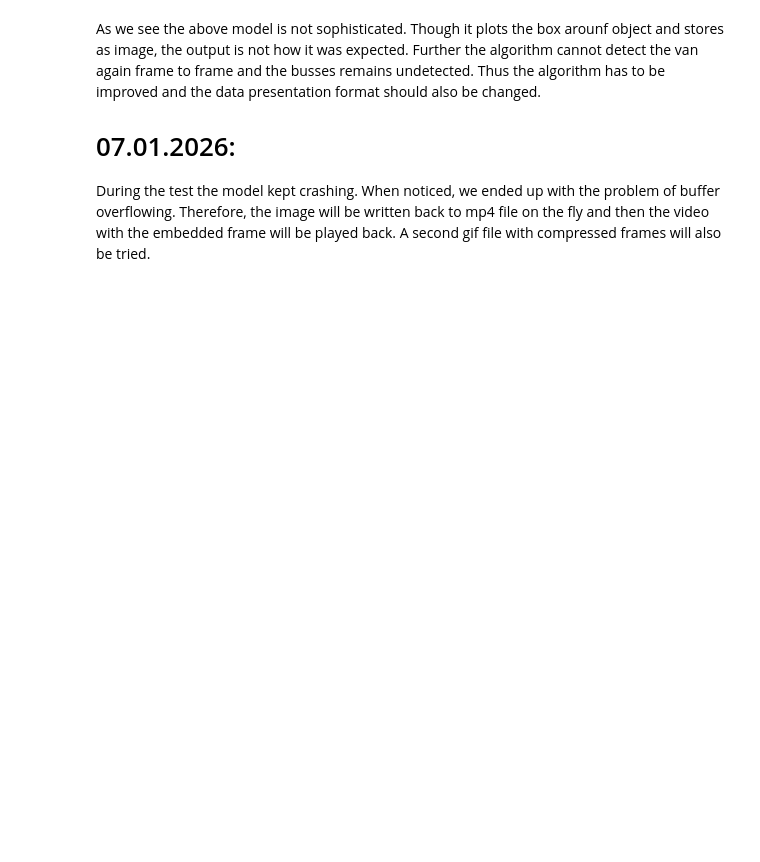
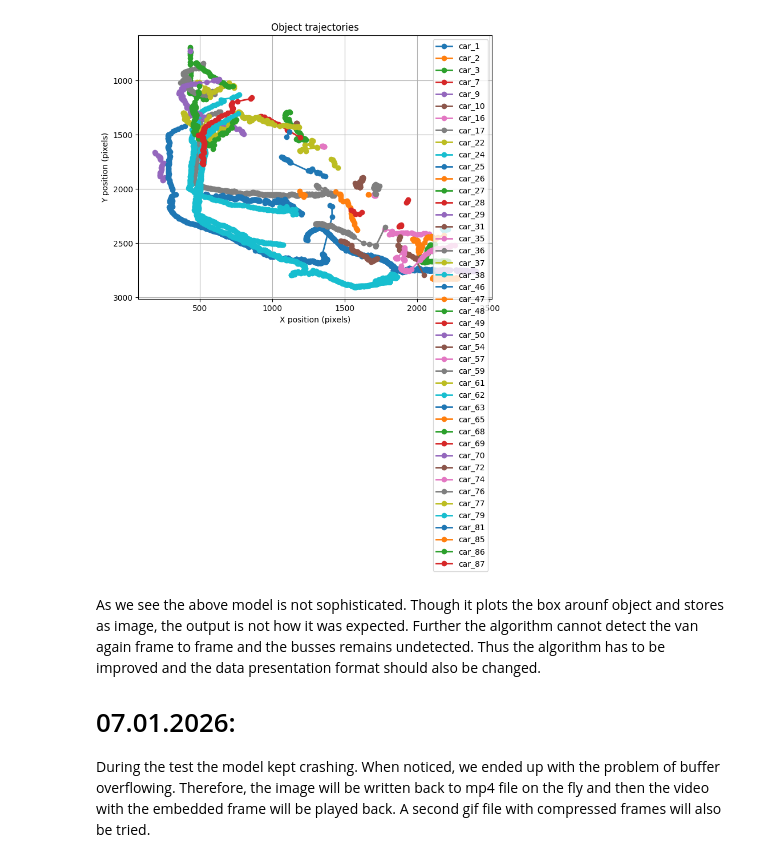
Before and after one commit to antoronson/Vision-Based-Tracking, a Jupyter notebook: Vision_Based_Tracking/Object_Tracking_From_Video_Stream.ipynb, the cells around one changed output. Cells and saved outputs as stored; diff of their text form; code cells hidden in the pictures; blank space fills up the shorter version.

```diff
--- a/Vision_Based_Tracking/Object_Tracking_From_Video_Stream.ipynb
+++ b/Vision_Based_Tracking/Object_Tracking_From_Video_Stream.ipynb
@@ -137,3 +299,26 @@ plt.show()
+# %%
+import matplotlib.pyplot as plt
+
+plt.figure(figsize=(8, 6))
+
+for track_id, points in tracks_bytetrack.items():
+    if len(points) < 2:
+        continue  # skip very short tracks
+
+    xs = [p["pos_x"] for p in points]
+    ys = [p["pos_y"] for p in points]
+
+    plt.plot(xs, ys, marker='o', linewidth=2, label=f"car_{track_id}")
+
+plt.xlabel("X position (pixels)")
+plt.ylabel("Y position (pixels)")
+plt.title("Object trajectories")
+plt.gca().invert_yaxis()  # important for image coordinates
+plt.legend()
+plt.grid(True)
+plt.show()
+# %% [output]
+[figure, added]
 # %% [markdown]
 As we see the above model is not sophisticated. Though it plots the box arounf object and stores as image, the output is not how it was expected. Further the algorithm cannot detect the van again frame to frame and the busses remains undetected. Thus the algorithm has to be improved and the data presentation format should also be changed.
 
```
Also changed, not shown: parts of 11 cells of this notebook.
